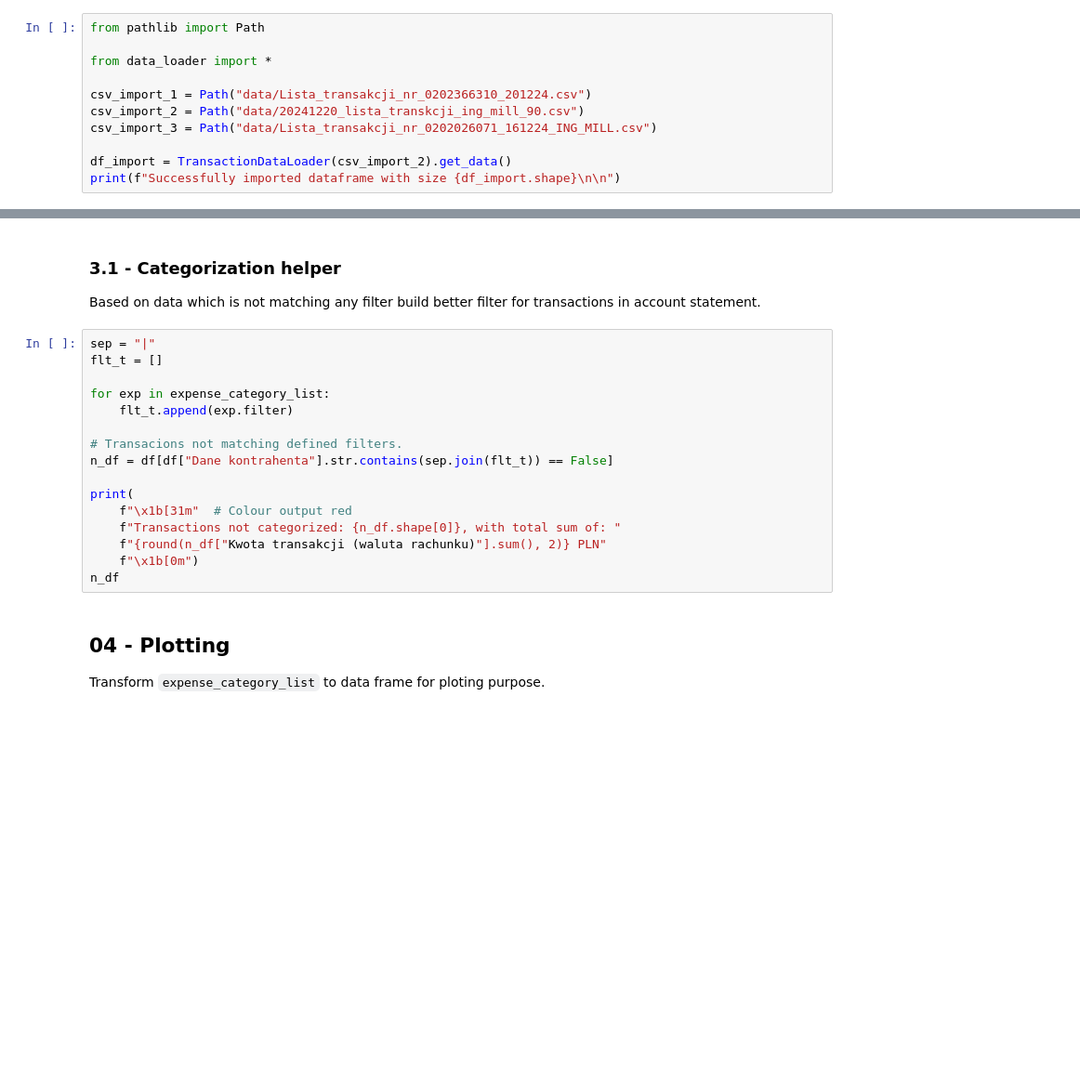
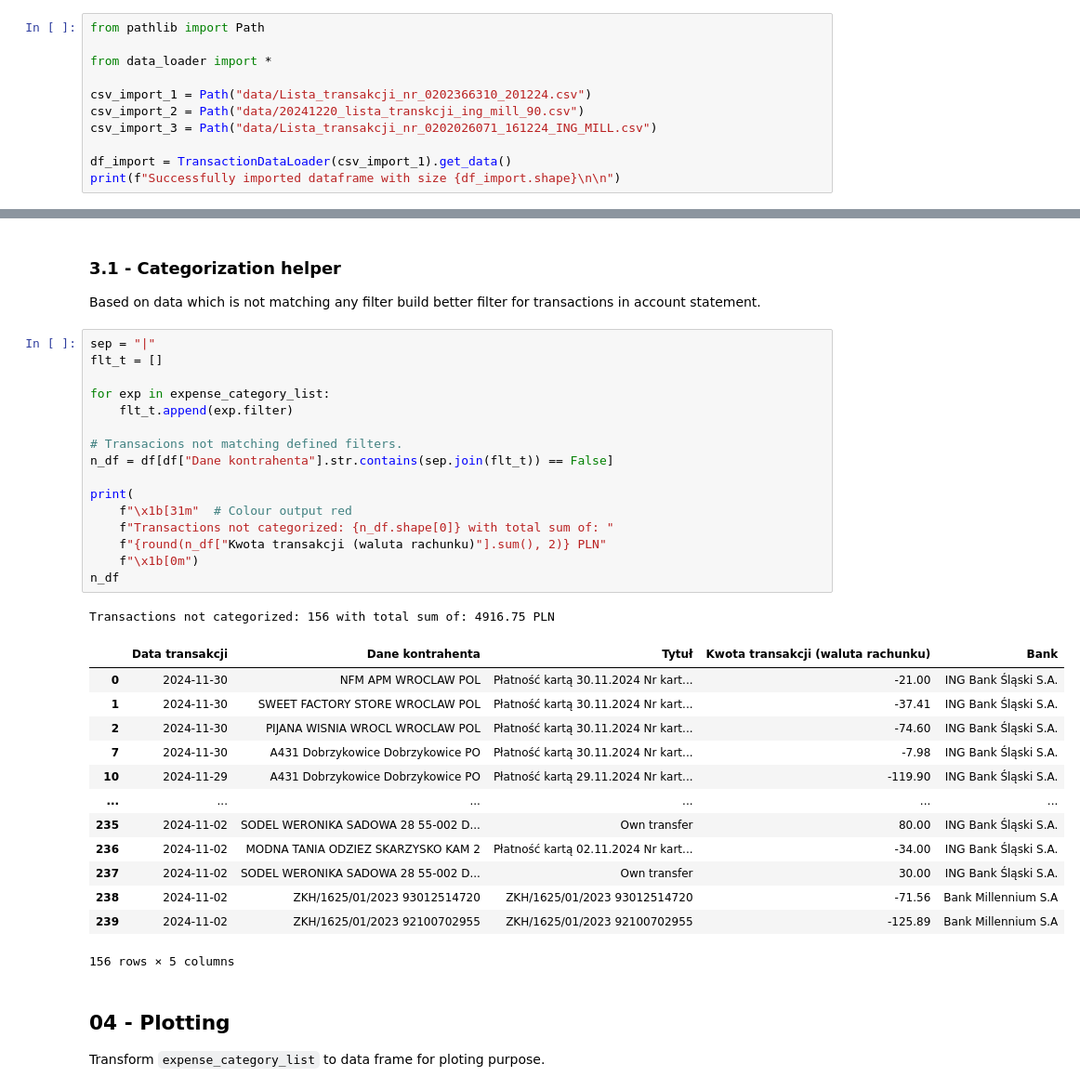
Before and after one commit to sodelalbert/StatementScan, a Jupyter notebook: ing_insights.ipynb, the cells around one changed output, grey strips where cells are left out. Shown: that part at 93% size. Cells and saved outputs as stored; diff of their text form; blank space fills up the shorter version.

```diff
--- a/ing_insights.ipynb
+++ b/ing_insights.ipynb
@@ -24,5 +24,5 @@ csv_import_1 = Path("data/Lista_transakcji_nr_0202366310_201224.csv")
 csv_import_2 = Path("data/20241220_lista_transkcji_ing_mill_90.csv")
 csv_import_3 = Path("data/Lista_transakcji_nr_0202026071_161224_ING_MILL.csv")
 
-df_import = TransactionDataLoader(csv_import_2).get_data()
+df_import = TransactionDataLoader(csv_import_1).get_data()
 print(f"Successfully imported dataframe with size {df_import.shape}\n\n")
@@ -86,19 +89,34 @@ Based on data which is not matching any filter build better filter for transacti
 # %%
 sep = "|"
 flt_t = []
 
 for exp in expense_category_list:
     flt_t.append(exp.filter)
 
 # Transacions not matching defined filters.
 n_df = df[df["Dane kontrahenta"].str.contains(sep.join(flt_t)) == False]
 
 print(
     f"\x1b[31m"  # Colour output red
-    f"Transactions not categorized: {n_df.shape[0]}, with total sum of: "
+    f"Transactions not categorized: {n_df.shape[0]} with total sum of: "
     f"{round(n_df["Kwota transakcji (waluta rachunku)"].sum(), 2)} PLN"
     f"\x1b[0m")
 n_df
+# %% [output]
+Transactions not categorized: 156 with total sum of: 4916.75 PLN
+|  | Data transakcji | Dane kontrahenta | Tytuł | Kwota transakcji (waluta rachunku) | Bank |
+| 0 | 2024-11-30 | NFM APM WROCLAW POL | Płatność kartą 30.11.2024 Nr kart... | -21.00 | ING Bank Śląski S.A. |
+| 1 | 2024-11-30 | SWEET FACTORY STORE WROCLAW POL | Płatność kartą 30.11.2024 Nr kart... | -37.41 | ING Bank Śląski S.A. |
+| 2 | 2024-11-30 | PIJANA WISNIA WROCL WROCLAW POL | Płatność kartą 30.11.2024 Nr kart... | -74.60 | ING Bank Śląski S.A. |
+| 7 | 2024-11-30 | A431 Dobrzykowice Dobrzykowice PO | Płatność kartą 30.11.2024 Nr kart... | -7.98 | ING Bank Śląski S.A. |
+| 10 | 2024-11-29 | A431 Dobrzykowice Dobrzykowice PO | Płatność kartą 29.11.2024 Nr kart... | -119.90 | ING Bank Śląski S.A. |
+| ... | ... | ... | ... | ... | ... |
+| 235 | 2024-11-02 | SODEL WERONIKA SADOWA 28 55-002 D... | Own transfer | 80.00 | ING Bank Śląski S.A. |
+| 236 | 2024-11-02 | MODNA TANIA ODZIEZ SKARZYSKO KAM 2 | Płatność kartą 02.11.2024 Nr kart... | -34.00 | ING Bank Śląski S.A. |
+| 237 | 2024-11-02 | SODEL WERONIKA SADOWA 28 55-002 D... | Own transfer | 30.00 | ING Bank Śląski S.A. |
+| 238 | 2024-11-02 | ZKH/1625/01/2023 93012514720 | ZKH/1625/01/2023 93012514720 | -71.56 | Bank Millennium S.A |
+| 239 | 2024-11-02 | ZKH/1625/01/2023 92100702955 | ZKH/1625/01/2023 92100702955 | -125.89 | Bank Millennium S.A |
+156 rows × 5 columns
 # %% [markdown]
 ## 04 - Plotting
 
```
Also changed, not shown: parts of 4 cells of this notebook.
